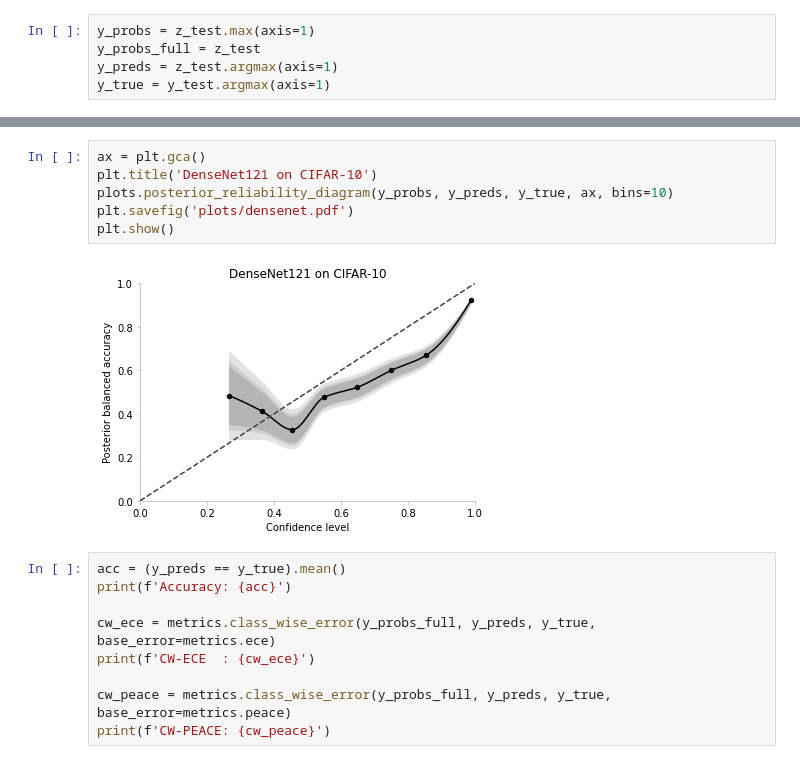
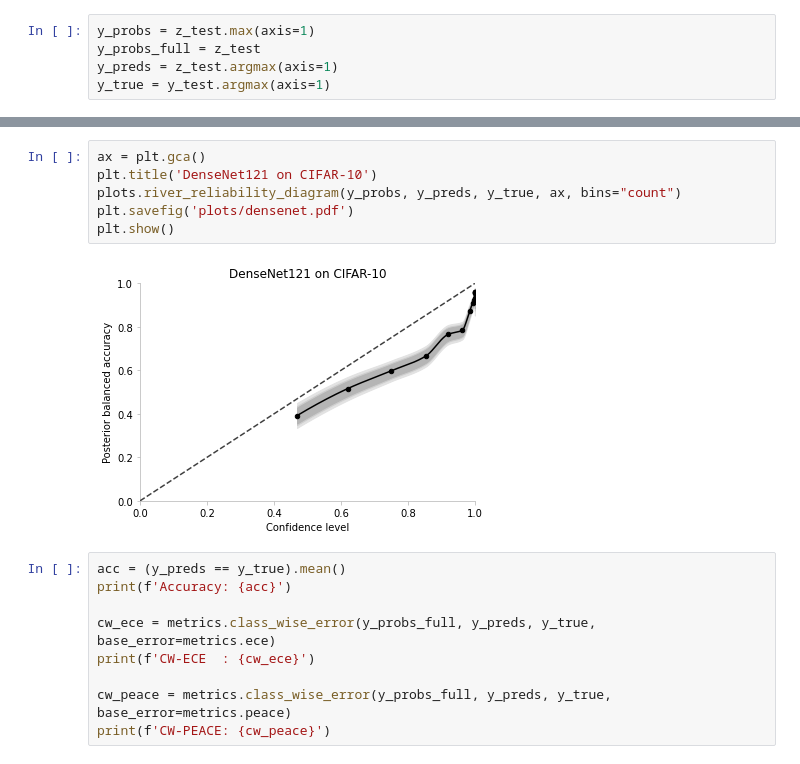
Before and after one commit to MaximLippeveld/riverreliability, a Jupyter notebook: experiments/cifar10_densenet.ipynb, the cells around one changed output, grey strips where cells are left out. Saved outputs shown, nothing was run; the diff lists cells and outputs as text.

```diff
--- a/experiments/cifar10_densenet.ipynb
+++ b/experiments/cifar10_densenet.ipynb
@@ -74,11 +74,11 @@ PEACE   : 0.0929292205092617
 # %%
 ax = plt.gca()
 plt.title('DenseNet121 on CIFAR-10')
-plots.posterior_reliability_diagram(y_probs, y_preds, y_true, ax, bins=10)
+plots.river_reliability_diagram(y_probs, y_preds, y_true, ax, bins="count")
 plt.savefig('plots/densenet.pdf')
 plt.show()
 # %% [output]
-[figure, old version]
+[figure, new version]
 # %%
 acc = (y_preds == y_true).mean()
 print(f'Accuracy: {acc}')
```
Also changed, not shown: parts of 2 cells of this notebook, 13 other files.
